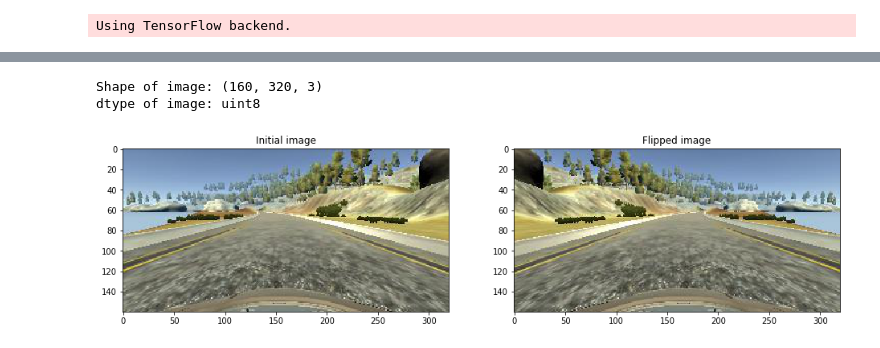
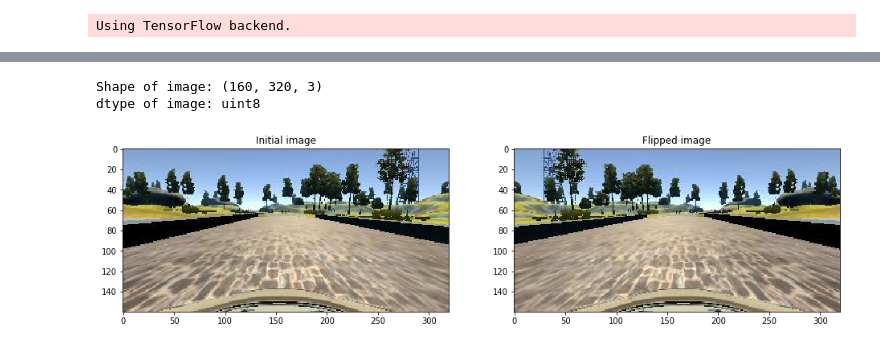
Before and after one commit to bekk-studio/CarND_Behavior-cloning, a Jupyter notebook: clone.ipynb, the cells around one changed output, grey strips where cells are left out. Saved outputs shown, nothing was run; the diff lists cells and outputs as text; code cells hidden in the pictures.

```diff
--- a/clone.ipynb
+++ b/clone.ipynb
@@ -255,20 +245,21 @@ Trainable params: 145,891
 Non-trainable params: 0
 ____________________________________________________________________________________________________
 # %%
+ex_image = imread("./data/IMG/" + ex_name)
 flipped_image = np.fliplr(ex_image)
 plt.figure(figsize=(16,8))
 plt.subplot(121)
 plt.title('Initial image')
 plt.imshow(ex_image)
 plt.subplot(122)
 plt.title('Flipped image')
 plt.imshow(flipped_image)
 print('Shape of image: {}'.format(flipped_image.shape))
 print('dtype of image: {}'.format(flipped_image.dtype))
 # %% [output]
 Shape of image: (160, 320, 3)
 dtype of image: uint8
-[figure, old version]
+[figure, new version]
 # %%
 plt.figure(figsize=(20,8))
 plt.subplot(131)
```
Also changed, not shown: parts of 27 cells of this notebook.
